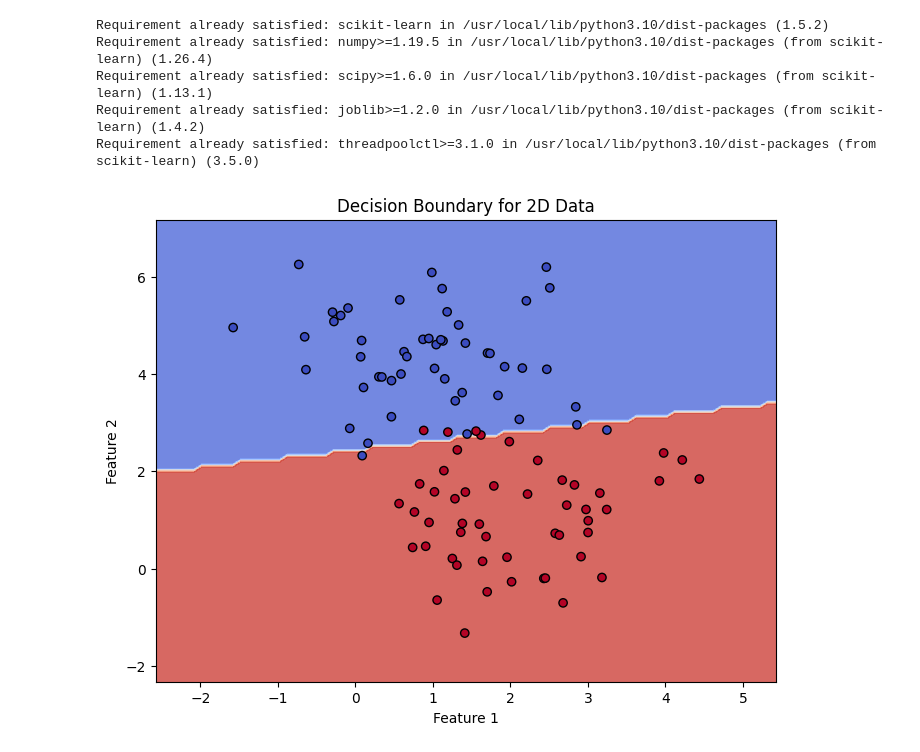
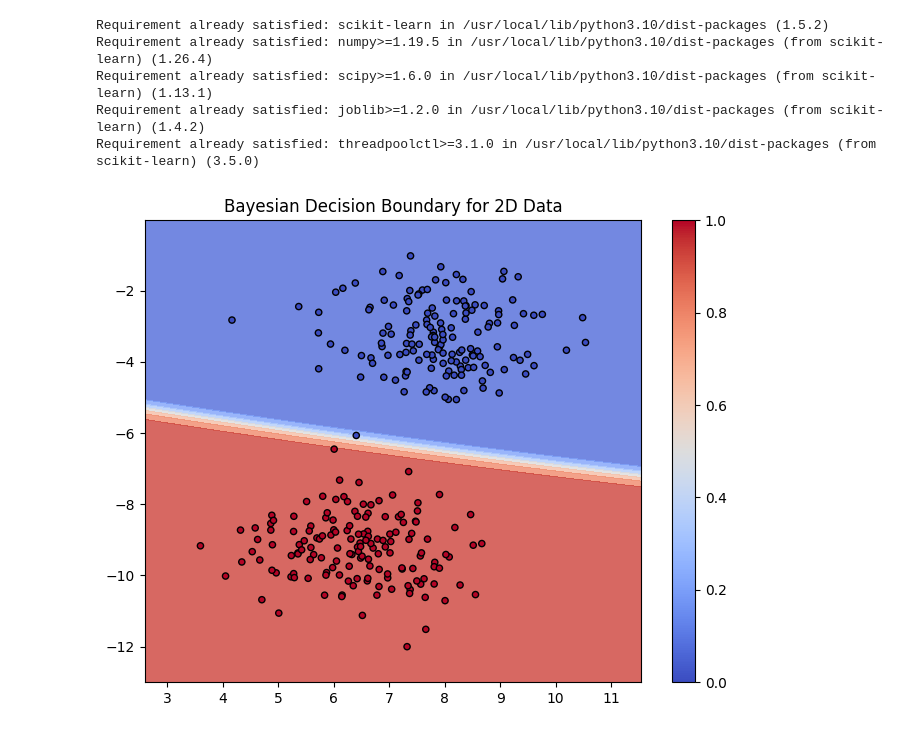
Before and after one commit to salhahCS/My-codes, a Jupyter notebook: Decision_Boundary_Visualization.ipynb, the cells around one changed output. Cells and saved outputs as stored; diff of their text form; code cells hidden in the pictures.

```diff
--- a/Decision_Boundary_Visualization.ipynb
+++ b/Decision_Boundary_Visualization.ipynb
@@ -9,35 +9,34 @@ Requirement already satisfied: scipy>=1.6.0 in /usr/local/lib/python3.10/dist-pa
 Requirement already satisfied: joblib>=1.2.0 in /usr/local/lib/python3.10/dist-packages (from scikit-learn) (1.4.2)
 Requirement already satisfied: threadpoolctl>=3.1.0 in /usr/local/lib/python3.10/dist-packages (from scikit-learn) (3.5.0)
 # %%
-import numpy as np
-import matplotlib.pyplot as plt
-from sklearn.datasets import make_blobs
-from sklearn.linear_model import LogisticRegression
+import numpy as np                   # Import NumPy for numerical operations
+import matplotlib.pyplot as plt      # Import matplotlib for plotting
+from sklearn.datasets import make_blobs  # Import function to generate synthetic data
+from sklearn.naive_bayes import GaussianNB  # Import Gaussian Naive Bayes model
 
-# Generate 2D synthetic data
-X_2d, y_2d = make_blobs(n_samples=100, centers=2, n_features=2, random_state=0)
+# Generate synthetic two-dimensional data
+X, y = make_blobs(n_samples=300, centers=2, random_state=6, n_features=2)
 
-# Fit the model
-model_2d = LogisticRegression()
-model_2d.fit(X_2d, y_2d)
+# Instantiate and fit the Gaussian Naive Bayes classifier
+model = GaussianNB()
+model.fit(X, y)  # Train the model on the synthetic data
 
-# Create meshgrid
-x_min, x_max = X_2d[:, 0].min() - 1, X_2d[:, 0].max() + 1
-y_min, y_max = X_2d[:, 1].min() - 1, X_2d[:, 1].max() + 1
-xx, yy = np.meshgrid(np.arange(x_min, x_max, 0.1),
-                     np.arange(y_min, y_max, 0.1))
+# Create a meshgrid for the decision boundary
+x_min, x_max = X[:, 0].min() - 1, X[:, 0].max() + 1  # Determine the range for the first feature
+y_min, y_max = X[:, 1].min() - 1, X[:, 1].max() + 1  # Determine the range for the second feature
+xx, yy = np.meshgrid(np.linspace(x_min, x_max, 300),  # Create a meshgrid for the x-axis
+                     np.linspace(y_min, y_max, 300))  # Create a meshgrid for the y-axis
 
-# Predict over the meshgrid
-Z = model_2d.predict(np.c_[xx.ravel(), yy.ravel()])
-Z = Z.reshape(xx.shape)
+# Predict class probabilities over the meshgrid
+Z = model.predict_proba(np.c_[xx.ravel(), yy.ravel()])[:, 1]  # Predict probabilities for class 1
+Z = Z.reshape(xx.shape)  # Reshape the probabilities back into the meshgrid shape
 
-# Plot
-plt.figure(figsize=(8, 6))
-plt.contourf(xx, yy, Z, alpha=0.8, cmap=plt.cm.coolwarm)
-plt.scatter(X_2d[:, 0], X_2d[:, 1], c=y_2d, edgecolors='k', cmap=plt.cm.coolwarm)
-plt.title("Decision Boundary for 2D Data")
-plt.xlabel("Feature 1")
-plt.ylabel("Feature 2")
-plt.show()
+# Plot the results
+plt.figure(figsize=(8, 6))  # Set the figure size
+plt.contourf(xx, yy, Z, alpha=0.8, cmap=plt.cm.coolwarm)  # Create a contour plot with the probabilities
+plt.scatter(X[:, 0], X[:, 1], c=y, s=20, edgecolor='k', cmap=plt.cm.coolwarm)  # Plot the original data points
+plt.title('Bayesian Decision Boundary for 2D Data')  # Set the title of the plot
+plt.colorbar()  # Add a color bar to the plot
+plt.show()  # Display the plot
 # %% [output]
-[figure, old version]
+[figure, new version]
```
